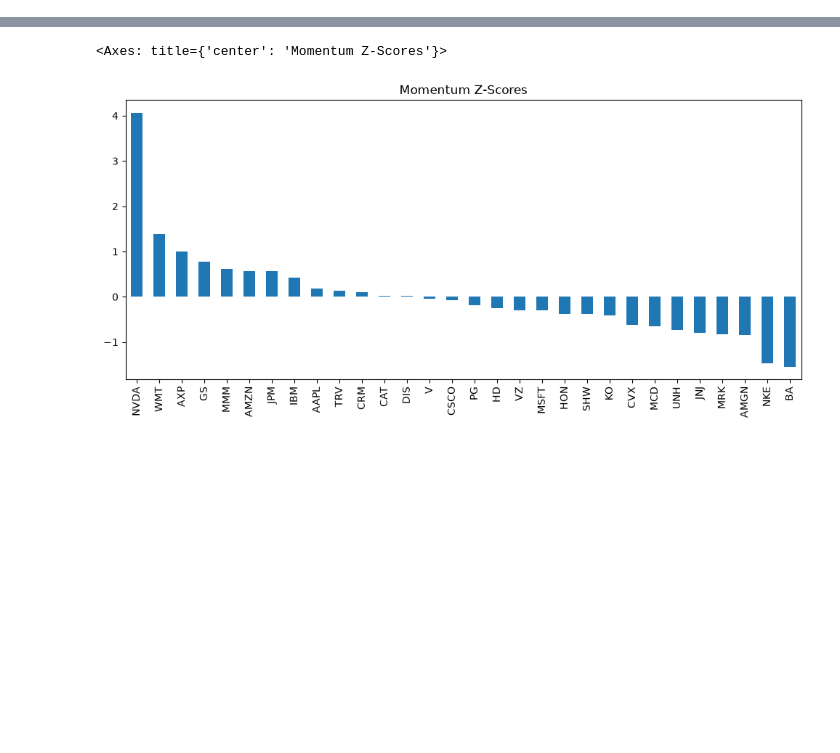
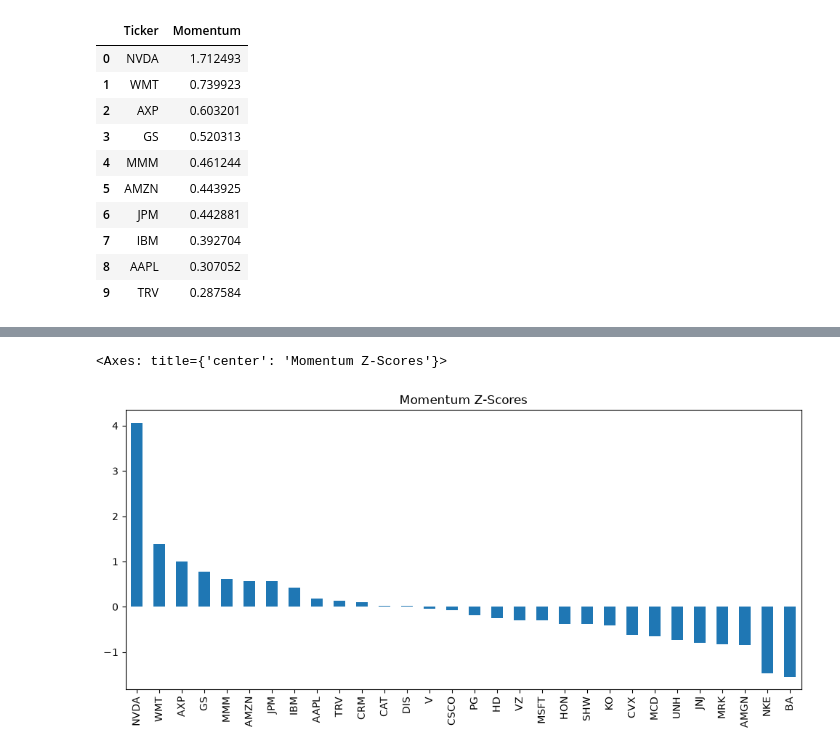
Before and after one commit to HaiSonVu/Financial-platform, a Jupyter notebook: notebooks/02_momentum_factor.ipynb, the cells around one changed output, grey strips where cells are left out. Cells and saved outputs as stored; diff of their text form; code cells hidden in the pictures; blank space fills up the shorter version.

```diff
--- a/notebooks/02_momentum_factor.ipynb
+++ b/notebooks/02_momentum_factor.ipynb
@@ -57,18 +66,29 @@ top10.plot(kind="bar")
 # %%
 rankings = (
     latest_momentum
     .sort_values(ascending=False)
+    .rename("Momentum")
     .reset_index()
+    .rename(columns={"index": "Ticker"})
 )
-
-rankings.columns = [
-    "Ticker",
-    "Momentum"
-]
 
 rankings.to_csv(
     "../data/momentum_rankings.csv",
-    index=False
+    index=False,
 )
+
+rankings.head(10)
+# %% [output]
+|  | Ticker | Momentum |
+| 0 | NVDA | 1.712493 |
+| 1 | WMT | 0.739923 |
+| 2 | AXP | 0.603201 |
+| 3 | GS | 0.520313 |
+| 4 | MMM | 0.461244 |
+| 5 | AMZN | 0.443925 |
+| 6 | JPM | 0.442881 |
+| 7 | IBM | 0.392704 |
+| 8 | AAPL | 0.307052 |
+| 9 | TRV | 0.287584 |
 # %%
 latest_momentum.hist(
```
Also changed, not shown: parts of 11 cells of this notebook, 11 other files.
